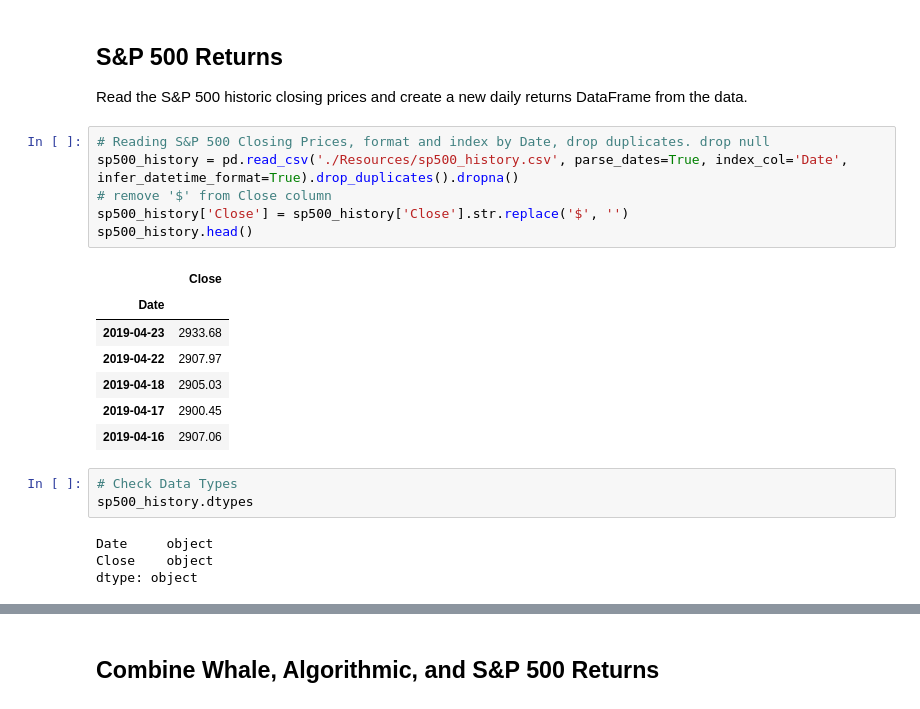
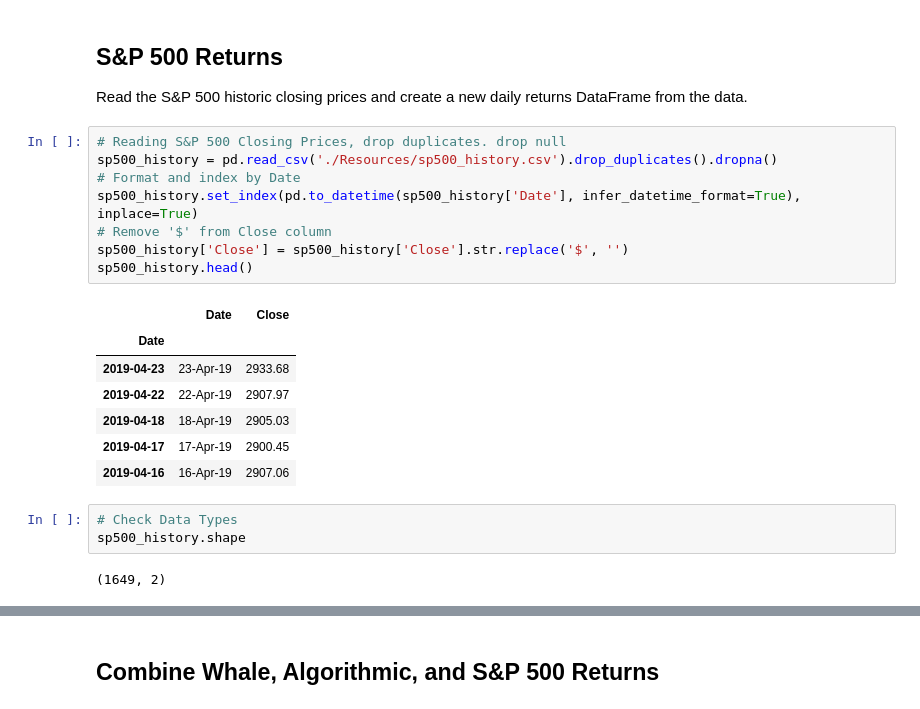
Before and after one commit to Olegreg762/FintechBootcamp, a Jupyter notebook: pandas_homework/Instructions/Starter_Code/whale_analysis.ipynb, the cells around one changed output, grey strips where cells are left out. Drawn from its saved outputs; the diff is of its cells as text.

```diff
--- a/pandas_homework/Instructions/Starter_Code/whale_analysis.ipynb
+++ b/pandas_homework/Instructions/Starter_Code/whale_analysis.ipynb
@@ -77,26 +115,26 @@ algo_return.isnull().sum()
 
 Read the S&P 500 historic closing prices and create a new daily returns DataFrame from the data.
 # %%
-# Reading S&P 500 Closing Prices, format and index by Date, drop duplicates. drop null
-sp500_history = pd.read_csv('./Resources/sp500_history.csv', parse_dates=True, index_col='Date', infer_datetime_format=True).drop_duplicates().dropna()
-# remove '$' from Close column
+# Reading S&P 500 Closing Prices, drop duplicates. drop null
+sp500_history = pd.read_csv('./Resources/sp500_history.csv').drop_duplicates().dropna()
+# Format and index by Date
+sp500_history.set_index(pd.to_datetime(sp500_history['Date'], infer_datetime_format=True), inplace=True)
+# Remove '$' from Close column
 sp500_history['Close'] = sp500_history['Close'].str.replace('$', '')
 sp500_history.head()
 # %% [output]
-|  | Close |
-| Date |  |
-| 2019-04-23 | 2933.68 |
-| 2019-04-22 | 2907.97 |
-| 2019-04-18 | 2905.03 |
-| 2019-04-17 | 2900.45 |
-| 2019-04-16 | 2907.06 |
+|  | Date | Close |
+| Date |  |  |
+| 2019-04-23 | 23-Apr-19 | 2933.68 |
+| 2019-04-22 | 22-Apr-19 | 2907.97 |
+| 2019-04-18 | 18-Apr-19 | 2905.03 |
+| 2019-04-17 | 17-Apr-19 | 2900.45 |
+| 2019-04-16 | 16-Apr-19 | 2907.06 |
 # %%
 # Check Data Types
-sp500_history.dtypes
+sp500_history.shape
 # %% [output]
-Date     object
-Close    object
-dtype: object
+(1649, 2)
 # %%
 # Fix Data Types
 sp500_history = sp500_history.astype({'Close':float})
```
Also changed, not shown: parts of 13 cells of this notebook, 4 other files.
